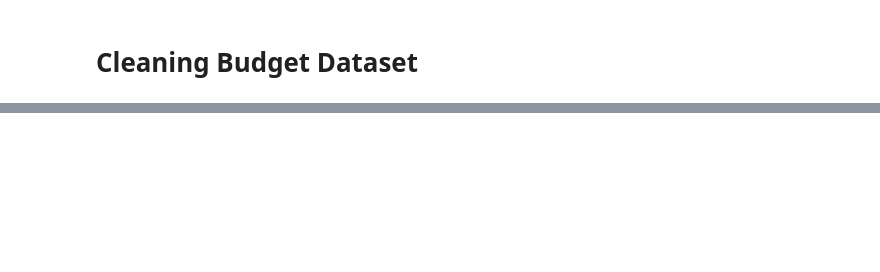
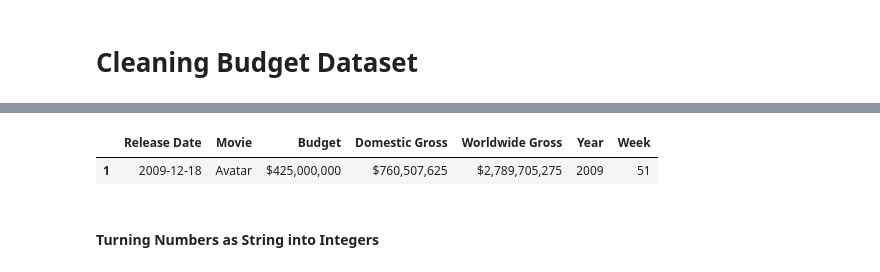
Before and after one commit to CristinaTRico/Mod1Project, a Jupyter notebook: DataCleaning.ipynb, the cells around one changed output, grey strips where cells are left out. Drawn from its saved outputs; the diff is of its cells as text; code cells hidden in the pictures; blank space fills up the shorter version.

```diff
--- a/DataCleaning.ipynb
+++ b/DataCleaning.ipynb
@@ -47,5 +127,10 @@ Budget_2000.info()
 # %%
-Budget_2000.head()
+Budget_2000.head(1)
+# %% [output]
+|  | Release Date | Movie | Budget | Domestic Gross | Worldwide Gross | Year | Week |
+| 1 | 2009-12-18 | Avatar | $425,000,000 | $760,507,625 | $2,789,705,275 | 2009 | 51 |
+# %% [markdown]
+#### Turning Numbers as String into Integers
 # %%
 #Clearning $ and, out of the money
 columns = ['Worldwide Gross', 'Domestic Gross', 'Budget']
```
Also changed, not shown: parts of 85 cells of this notebook, 3 other files.
